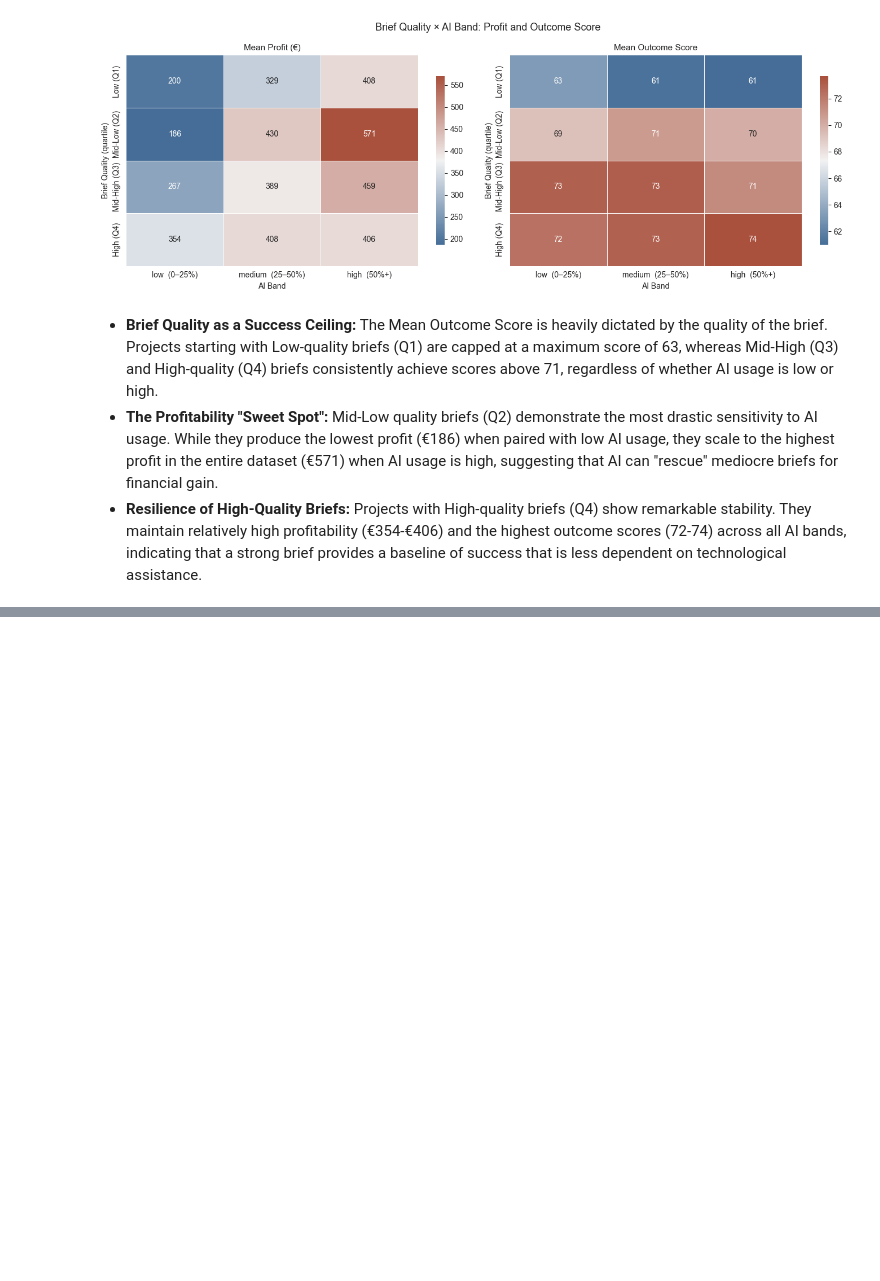
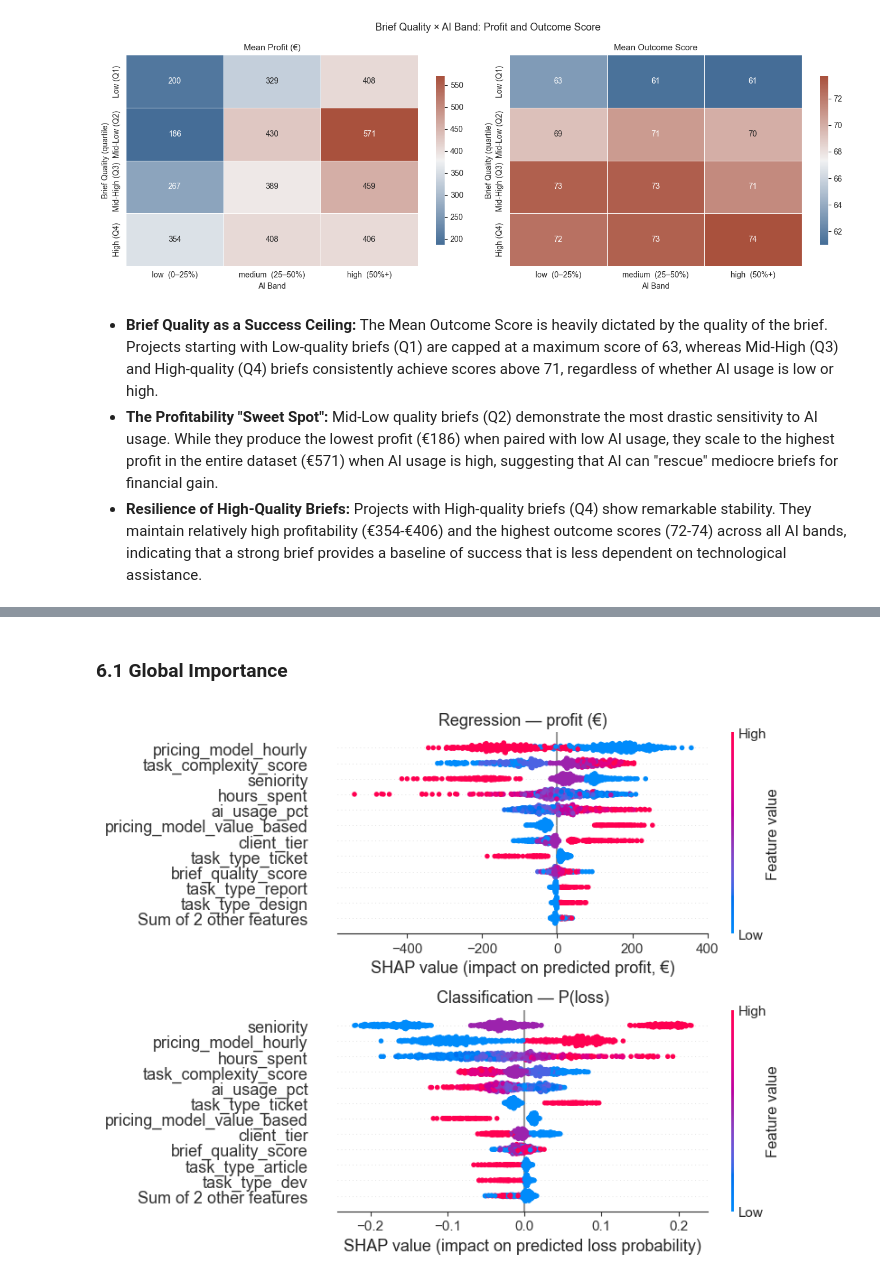
Before and after one commit to tabbba/Machine-Learning-810161, a Jupyter notebook: main.ipynb, the cells around one changed output, grey strips where cells are left out. Saved outputs shown, nothing was run; the diff lists cells and outputs as text; code cells hidden in the pictures; blank space fills up the shorter version.

```diff
--- a/eda.ipynb
+++ b/main.ipynb
@@ -1692,0 +2229,33 @@ plt.show()
+# %%
+explainer_reg = shap.TreeExplainer(rf_reg)
+explainer_clf = shap.TreeExplainer(rf_clf)
+
+shap_reg = explainer_reg(X_test)
+shap_clf = explainer_clf(X_test)
+
+if shap_clf.values.ndim == 3:
+    shap_clf = shap.Explanation(
+        values=shap_clf.values[:, :, 1],
+        base_values=shap_clf.base_values[:, 1],
+        data=shap_clf.data,
+        feature_names=shap_clf.feature_names,
+    )
+# %% [markdown]
+### 6.1 Global Importance
+# %%
+fig, axes = plt.subplots(2, 1, figsize=(15, 12))
+
+plt.sca(axes[0])
+shap.plots.beeswarm(shap_reg, max_display=12, show=False)
+axes[0].set_title("Regression \u2014 profit (\u20ac)", fontsize=13)
+axes[0].set_xlabel("SHAP value (impact on predicted profit, \u20ac)")
+
+plt.sca(axes[1])
+shap.plots.beeswarm(shap_clf, max_display=12, show=False)
+axes[1].set_title("Classification \u2014 P(loss)", fontsize=13)
+axes[1].set_xlabel("SHAP value (impact on predicted loss probability)")
+
+plt.tight_layout()
+plt.show()
+# %% [output]
+[figure, added]
```
Also changed, not shown: parts of 42 cells of this notebook, 5 other files.
